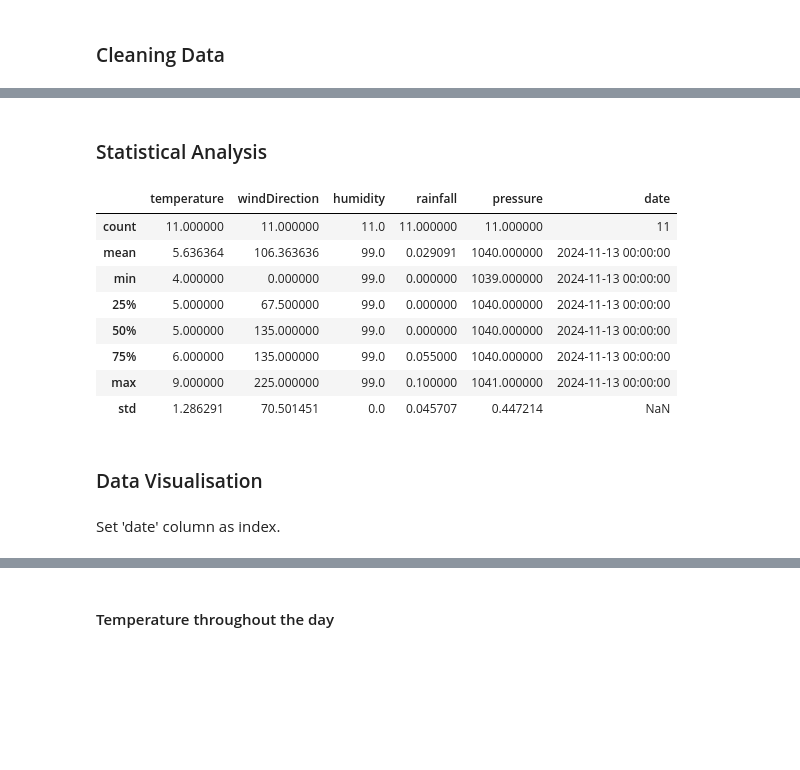
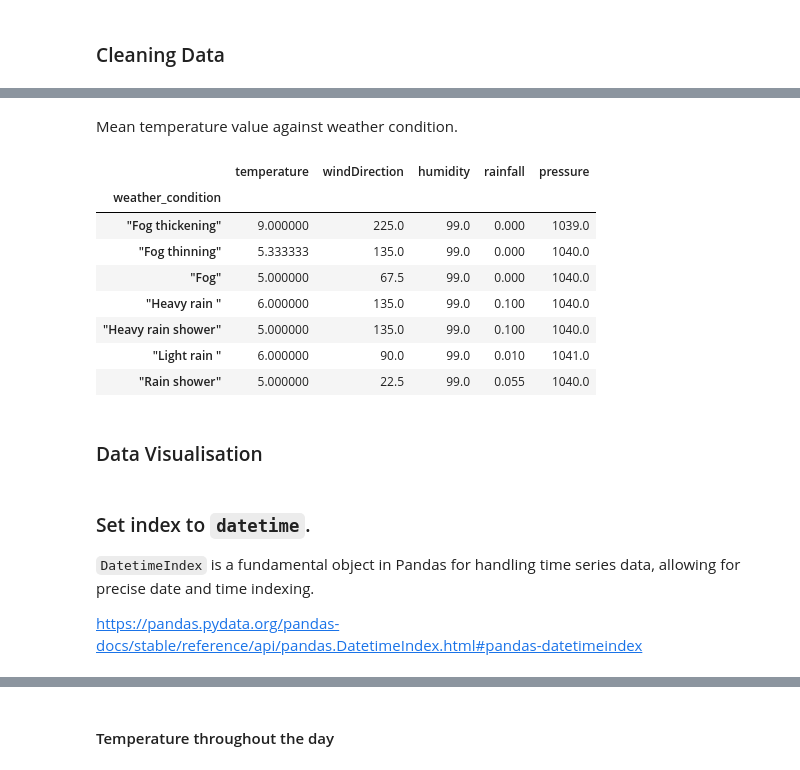
Before and after one commit to PCM11/computer-infrastructure, a Jupyter notebook: weather.ipynb, the cells around one changed output, grey strips where cells are left out. Drawn from its saved outputs; the diff is of its cells as text; code cells hidden in the pictures; blank space fills up the shorter version.

```diff
--- a/weather.ipynb
+++ b/weather.ipynb
@@ -200,25 +274,29 @@ dayName                  0
 date                     0
 reportTime               0
 dtype: int64
-# %% [markdown]
-### Statistical Analysis
-# %%
-# Summary of statistics
-df.describe()
-# %% [output]
-|  | temperature | windDirection | humidity | rainfall | pressure | date |
-| count | 11.000000 | 11.000000 | 11.0 | 11.000000 | 11.000000 | 11 |
-| mean | 5.636364 | 106.363636 | 99.0 | 0.029091 | 1040.000000 | 2024-11-13 00:00:00 |
-| min | 4.000000 | 0.000000 | 99.0 | 0.000000 | 1039.000000 | 2024-11-13 00:00:00 |
-| 25% | 5.000000 | 67.500000 | 99.0 | 0.000000 | 1040.000000 | 2024-11-13 00:00:00 |
-| 50% | 5.000000 | 135.000000 | 99.0 | 0.000000 | 1040.000000 | 2024-11-13 00:00:00 |
-| 75% | 6.000000 | 135.000000 | 99.0 | 0.055000 | 1040.000000 | 2024-11-13 00:00:00 |
-| max | 9.000000 | 225.000000 | 99.0 | 0.100000 | 1041.000000 | 2024-11-13 00:00:00 |
-| std | 1.286291 | 70.501451 | 0.0 | 0.045707 | 0.447214 | NaN |
+# %% [markdown]
+Mean temperature value against weather condition.
+# %%
+# Calculate  mean for each weather condition.
+df.groupby('weather_condition').mean('temperature')
+# %% [output]
+|  | temperature | windDirection | humidity | rainfall | pressure |
+| weather_condition |  |  |  |  |  |
+| "Fog thickening" | 9.000000 | 225.0 | 99.0 | 0.000 | 1039.0 |
+| "Fog thinning" | 5.333333 | 135.0 | 99.0 | 0.000 | 1040.0 |
+| "Fog" | 5.000000 | 67.5 | 99.0 | 0.000 | 1040.0 |
+| "Heavy rain " | 6.000000 | 135.0 | 99.0 | 0.100 | 1040.0 |
+| "Heavy rain shower" | 5.000000 | 135.0 | 99.0 | 0.100 | 1040.0 |
+| "Light rain " | 6.000000 | 90.0 | 99.0 | 0.010 | 1041.0 |
+| "Rain shower" | 5.000000 | 22.5 | 99.0 | 0.055 | 1040.0 |
 # %% [markdown]
 ### Data Visualisation
-# %% [markdown]
-Set 'date' column as index.
+# %% [markdown]
+### Set index to `datetime`.
+
+`DatetimeIndex` is a fundamental object in Pandas for handling time series data, allowing for precise date and time indexing.
+
+https://pandas.pydata.org/pandas-docs/stable/reference/api/pandas.DatetimeIndex.html#pandas-datetimeindex
 # %%
 df.set_index('date', inplace=True)
 df.head(3)
```
Also changed, not shown: parts of 23 cells of this notebook, 3 other files.
